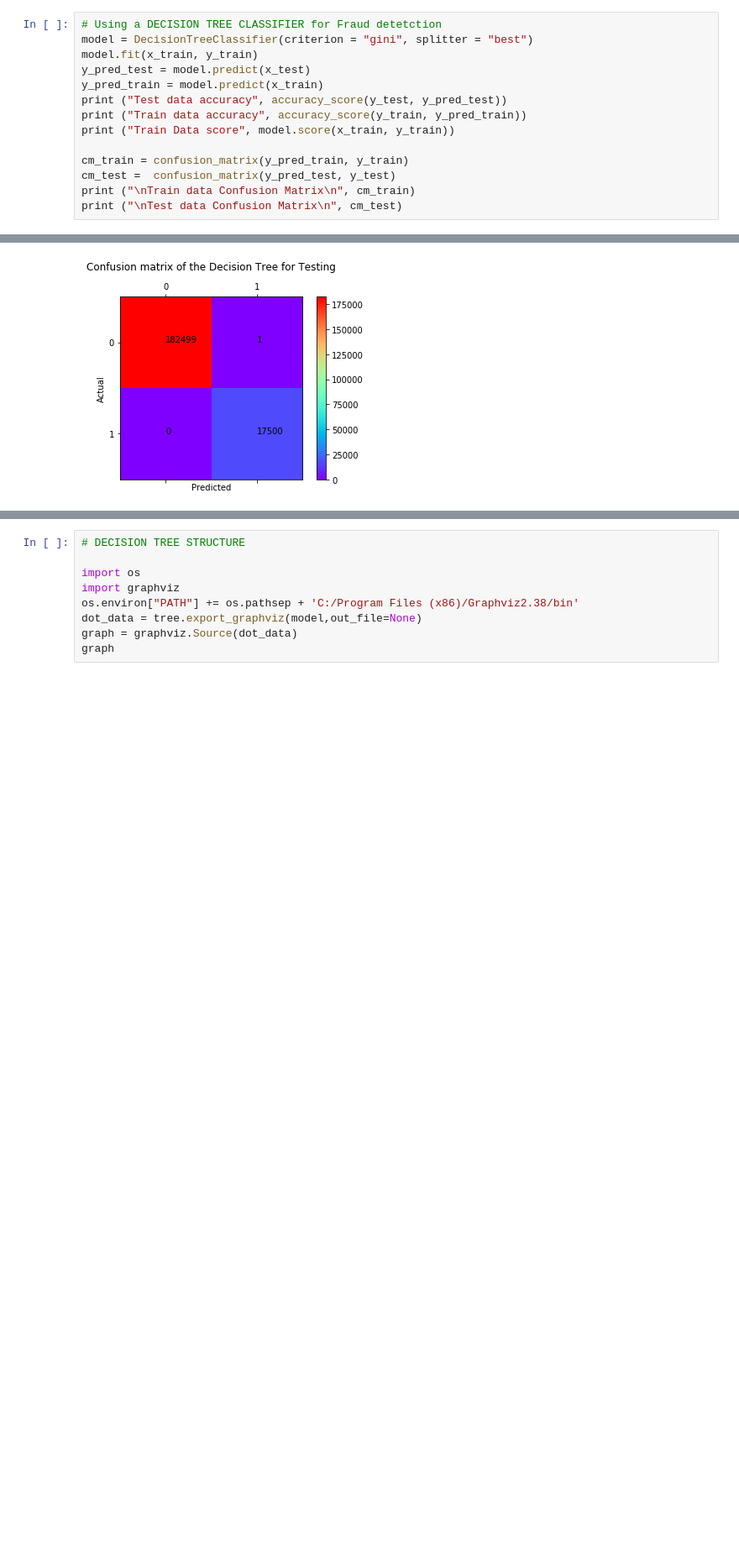
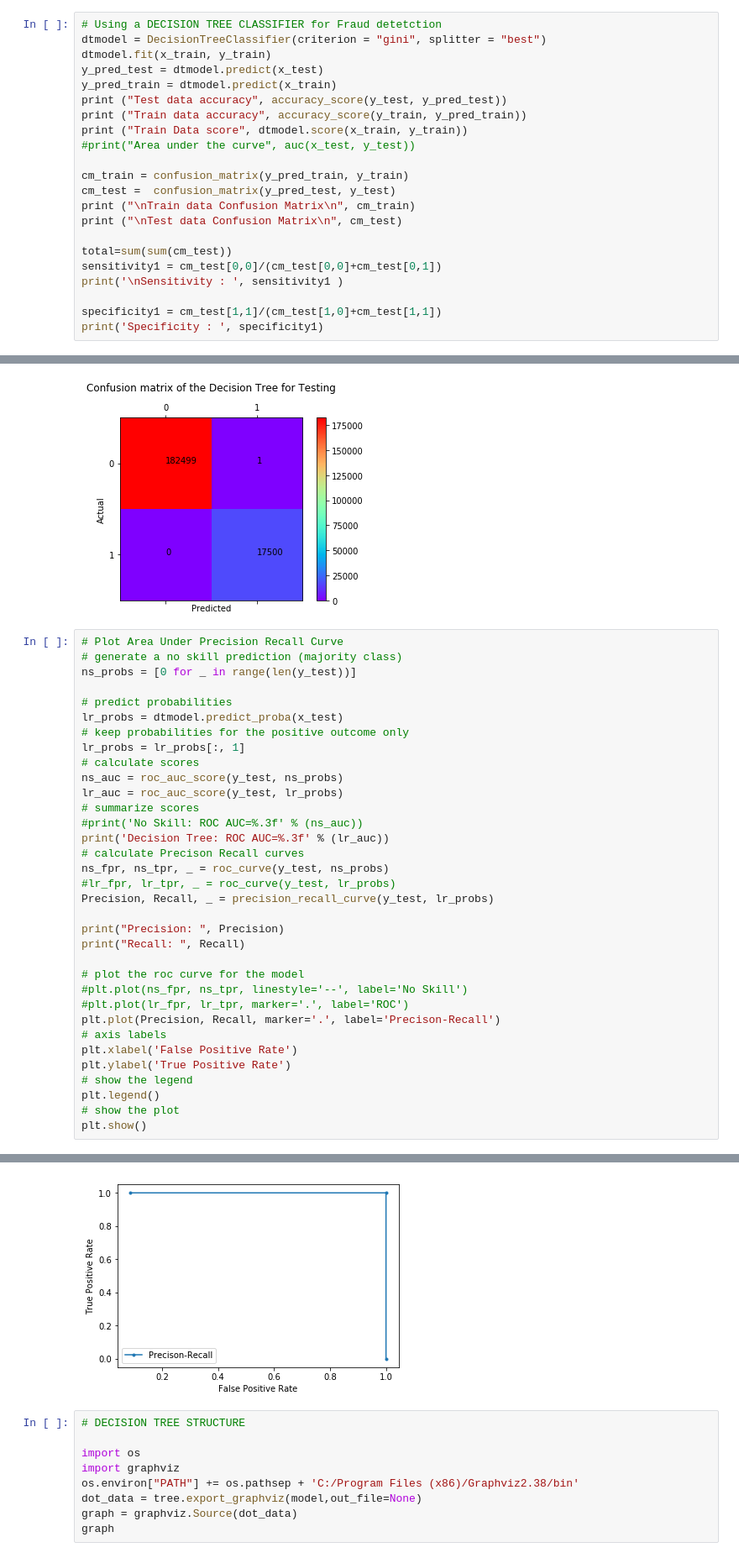
Before and after one commit to Harish521/BITS_DataMining_assignment, a Jupyter notebook: Fraud_Detection.ipynb, the cells around one changed output, grey strips where cells are left out. Shown at 84% size. Cells and saved outputs as stored; diff of their text form; blank space fills up the shorter version.

```diff
--- a/Fraud_Detection.ipynb
+++ b/Fraud_Detection.ipynb
@@ -219,18 +248,26 @@ features col= ['distance_from_home', 'distance_from_last_transaction', 'ratio_to
  [0.]]
 # %%
 # Using a DECISION TREE CLASSIFIER for Fraud detetction
-model = DecisionTreeClassifier(criterion = "gini", splitter = "best")
-model.fit(x_train, y_train)
-y_pred_test = model.predict(x_test)
-y_pred_train = model.predict(x_train)
+dtmodel = DecisionTreeClassifier(criterion = "gini", splitter = "best")
+dtmodel.fit(x_train, y_train)
+y_pred_test = dtmodel.predict(x_test)
+y_pred_train = dtmodel.predict(x_train)
 print ("Test data accuracy", accuracy_score(y_test, y_pred_test))
 print ("Train data accuracy", accuracy_score(y_train, y_pred_train))
-print ("Train Data score", model.score(x_train, y_train))
+print ("Train Data score", dtmodel.score(x_train, y_train))
+#print("Area under the curve", auc(x_test, y_test))
 
 cm_train = confusion_matrix(y_pred_train, y_train)
 cm_test =  confusion_matrix(y_pred_test, y_test)
 print ("\nTrain data Confusion Matrix\n", cm_train)
 print ("\nTest data Confusion Matrix\n", cm_test)
+
+total=sum(sum(cm_test))
+sensitivity1 = cm_test[0,0]/(cm_test[0,0]+cm_test[0,1])
+print('\nSensitivity : ', sensitivity1 )
+
+specificity1 = cm_test[1,1]/(cm_test[1,0]+cm_test[1,1])
+print('Specificity : ', specificity1)
 # %% [output]
 Test data accuracy 0.999995
 Train data accuracy 1.0
@@ -270,3 +310,38 @@ doPlot(cm_test, ["0","1"], "Testing")
 # %% [output]
 [figure]
 [figure]
+# %%
+# Plot Area Under Precision Recall Curve
+# generate a no skill prediction (majority class)
+ns_probs = [0 for _ in range(len(y_test))]
+
+# predict probabilities
+lr_probs = dtmodel.predict_proba(x_test)
+# keep probabilities for the positive outcome only
+lr_probs = lr_probs[:, 1]
+# calculate scores
+ns_auc = roc_auc_score(y_test, ns_probs)
+lr_auc = roc_auc_score(y_test, lr_probs)
+# summarize scores
+#print('No Skill: ROC AUC=%.3f' % (ns_auc))
+print('Decision Tree: ROC AUC=%.3f' % (lr_auc))
+# calculate Precison Recall curves
+ns_fpr, ns_tpr, _ = roc_curve(y_test, ns_probs)
+#lr_fpr, lr_tpr, _ = roc_curve(y_test, lr_probs)
+Precision, Recall, _ = precision_recall_curve(y_test, lr_probs)
+
+print("Precision: ", Precision)
+print("Recall: ", Recall)
+
+# plot the roc curve for the model
+#plt.plot(ns_fpr, ns_tpr, linestyle='--', label='No Skill')
+#plt.plot(lr_fpr, lr_tpr, marker='.', label='ROC')
+plt.plot(Precision, Recall, marker='.', label='Precison-Recall')
+# axis labels
+plt.xlabel('False Positive Rate')
+plt.ylabel('True Positive Rate')
+# show the legend
+plt.legend()
+# show the plot
+plt.show()
+# %% [output]
@@ -273,3 +351,4 @@ doPlot(cm_test, ["0","1"], "Testing")
+[figure, added]
 # %%
 # DECISION TREE STRUCTURE
 
```
Also changed, not shown: parts of 9 cells of this notebook.
